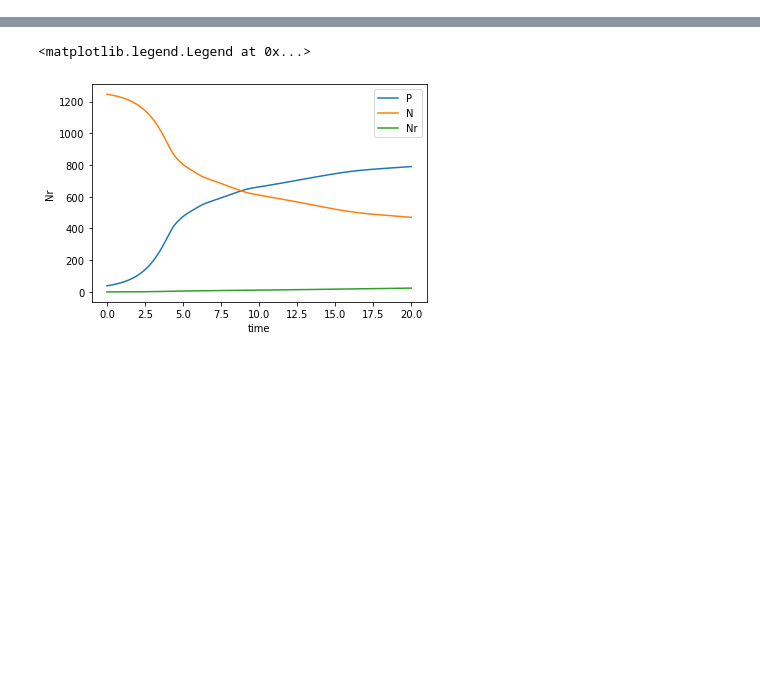
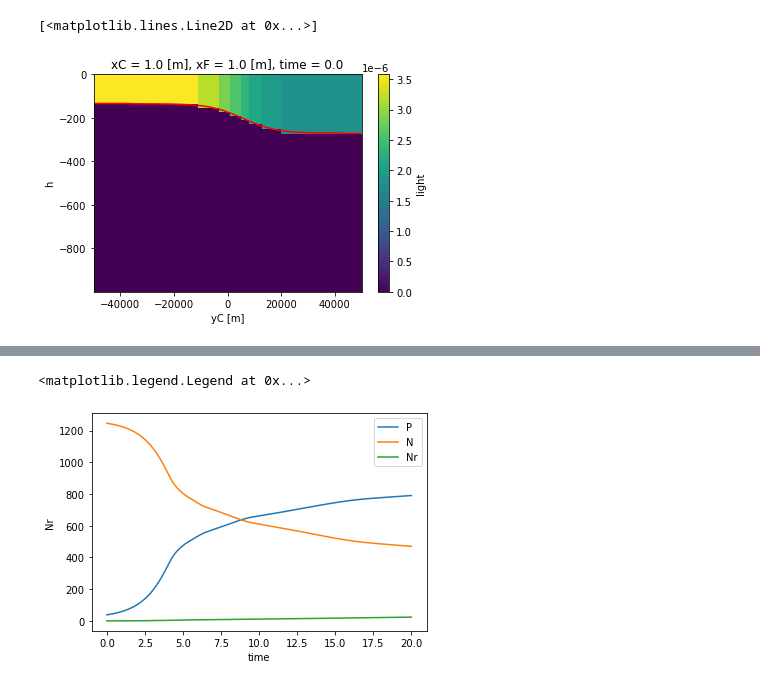
Before and after one commit to iuryt/Bioceananigans.jl, a Jupyter notebook: analysis.ipynb, the cells around one changed output, grey strips where cells are left out. Cells and saved outputs as stored; diff of their text form; code cells hidden in the pictures; blank space fills up the shorter version.

Commit message:
weird preliminary plots just to check if everything is okay

```diff
--- a/analysis.ipynb
+++ b/analysis.ipynb
@@ -3,5 +3,11 @@ import xarray as xr
 import matplotlib.pyplot as plt
 import numpy as np
 # %%
-ds = xr.open_dataset("data/NP_output.nc")
+ds = xr.open_dataset("data/NP_output.nc").squeeze()#.isel(time=0)
 ds = ds.assign_coords(time=ds.time.astype("float")*1e-9/86400)
+# %%
+ds.light.plot(robust=True)
+(-ds.h).plot(color="red")
+# %% [output]
+[<matplotlib.lines.Line2D at 0x...>]
+[figure, added]
```
Also changed, not shown: parts of 2 cells of this notebook.
